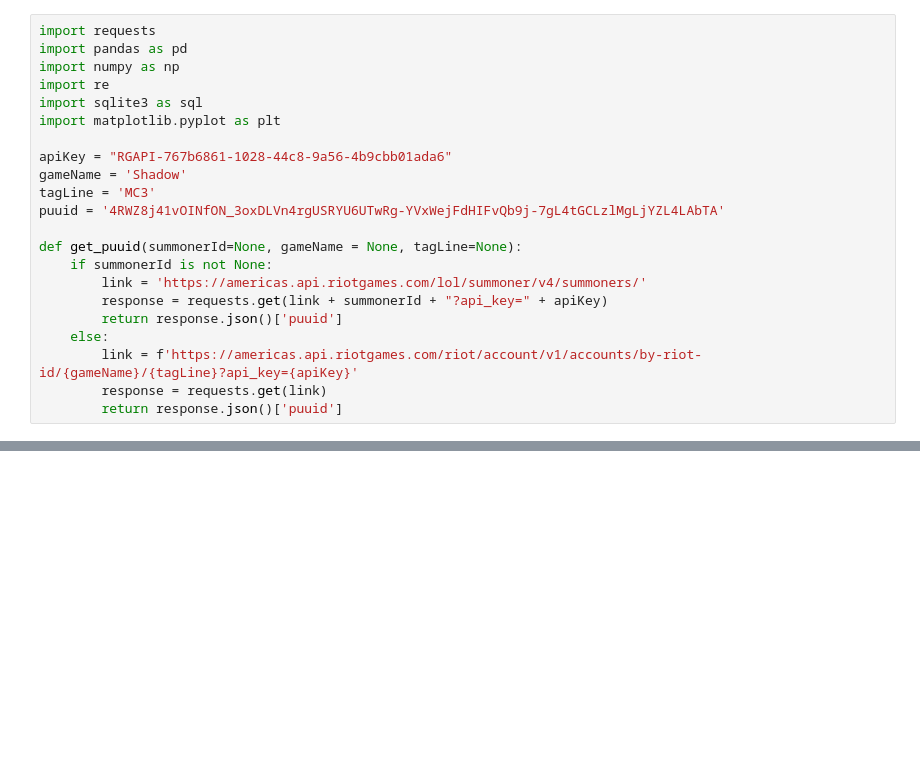
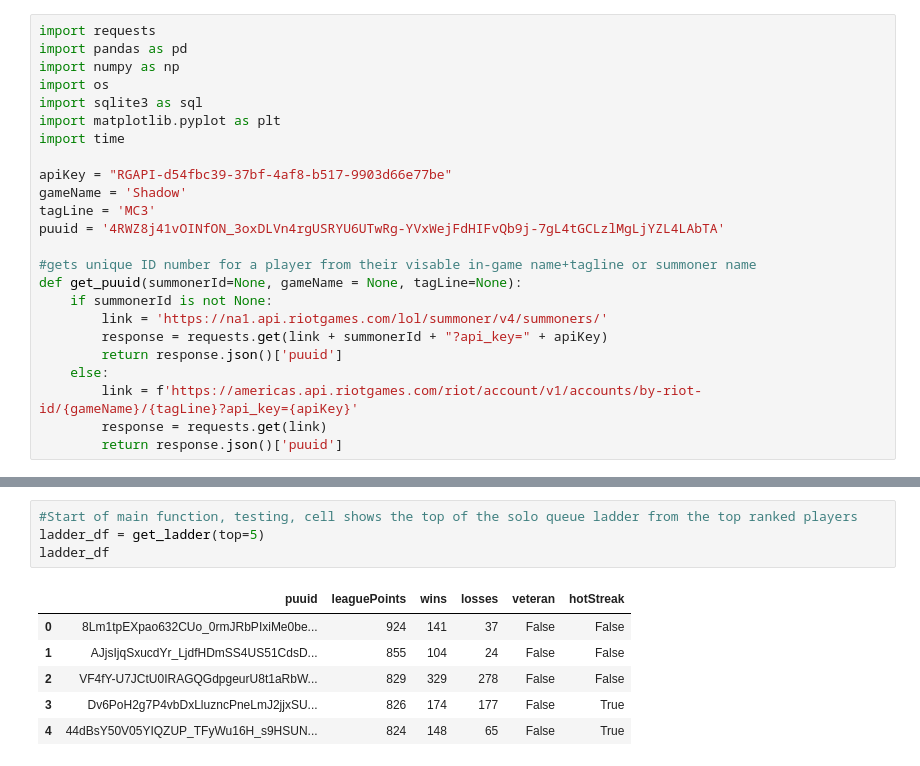
Before and after one commit to mclementi115/CS210-League-Project, a Jupyter notebook: LOLMatchAnalysis.ipynb, the cells around one changed output, grey strips where cells are left out. Cells and saved outputs as stored; diff of their text form; blank space fills up the shorter version.

```diff
--- a/LOLMatchAnalysis.ipynb
+++ b/LOLMatchAnalysis.ipynb
@@ -2,18 +2,20 @@
 import requests
 import pandas as pd
 import numpy as np
-import re
+import os
 import sqlite3 as sql
 import matplotlib.pyplot as plt
+import time
 
-apiKey = "RGAPI-767b6861-1028-44c8-9a56-4b9cbb01ada6"
+apiKey = "RGAPI-d54fbc39-37bf-4af8-b517-9903d66e77be"
 gameName = 'Shadow'
 tagLine = 'MC3'
 puuid = '4RWZ8j41vOINfON_3oxDLVn4rgUSRYU6UTwRg-YVxWejFdHIFvQb9j-7gL4tGCLzlMgLjYZL4LAbTA'
 
+#gets unique ID number for a player from their visable in-game name+tagline or summoner name
 def get_puuid(summonerId=None, gameName = None, tagLine=None):
     if summonerId is not None:
-        link = 'https://americas.api.riotgames.com/lol/summoner/v4/summoners/'
+        link = 'https://na1.api.riotgames.com/lol/summoner/v4/summoners/'
         response = requests.get(link + summonerId + "?api_key=" + apiKey)
         return response.json()['puuid']
     else:
@@ -143,0 +328,11 @@ def get_top_matches(ladder, count=20):
+# %%
+#Start of main function, testing, cell shows the top of the solo queue ladder from the top ranked players
+ladder_df = get_ladder(top=5)
+ladder_df
+# %% [output]
+|  | puuid | leaguePoints | wins | losses | veteran | hotStreak |
+| 0 | 8Lm1tpEXpao632CUo_0rmJRbPIxiMe0be... | 924 | 141 | 37 | False | False |
+| 1 | AJjsIjqSxucdYr_LjdfHDmSS4US51CdsD... | 855 | 104 | 24 | False | False |
+| 2 | VF4fY-U7JCtU0IRAGQGdpgeurU8t1aRbW... | 829 | 329 | 278 | False | False |
+| 3 | Dv6PoH2g7P4vbDxLluzncPneLmJ2jjxSU... | 826 | 174 | 177 | False | True |
+| 4 | 44dBsY50V05YIQZUP_TFyWu16H_s9HSUN... | 824 | 148 | 65 | False | True |
```
Also changed, not shown: parts of 10 cells of this notebook.
